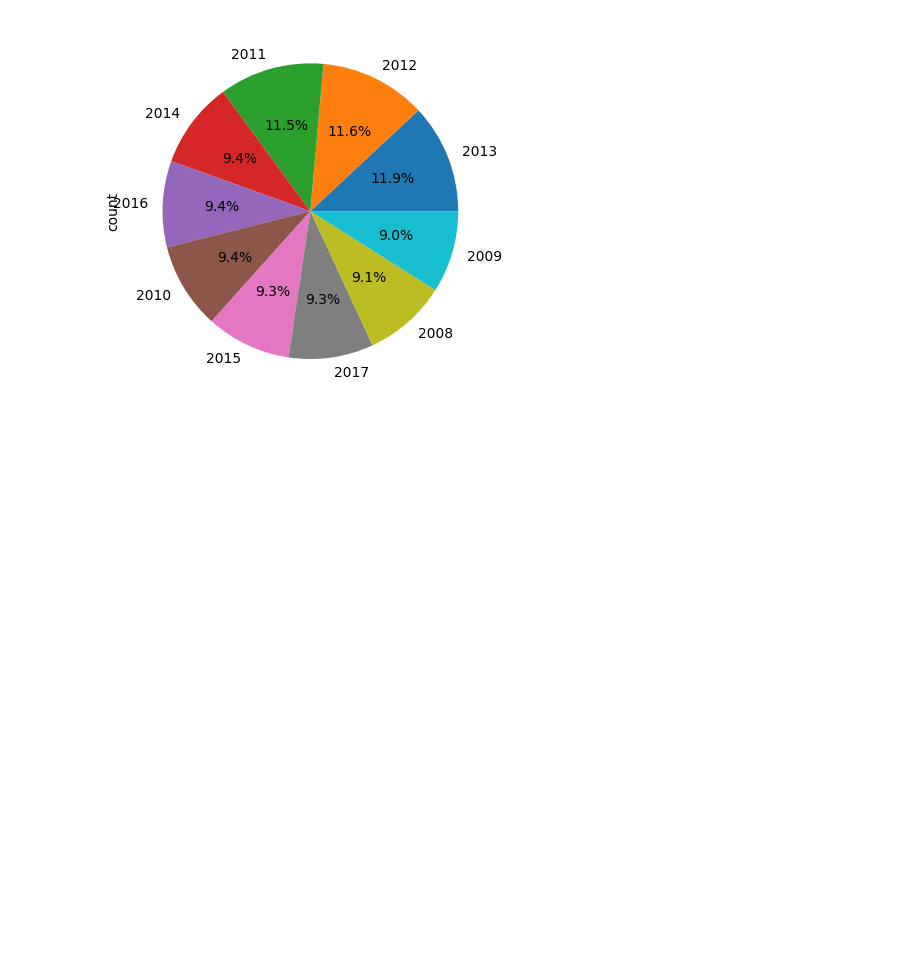
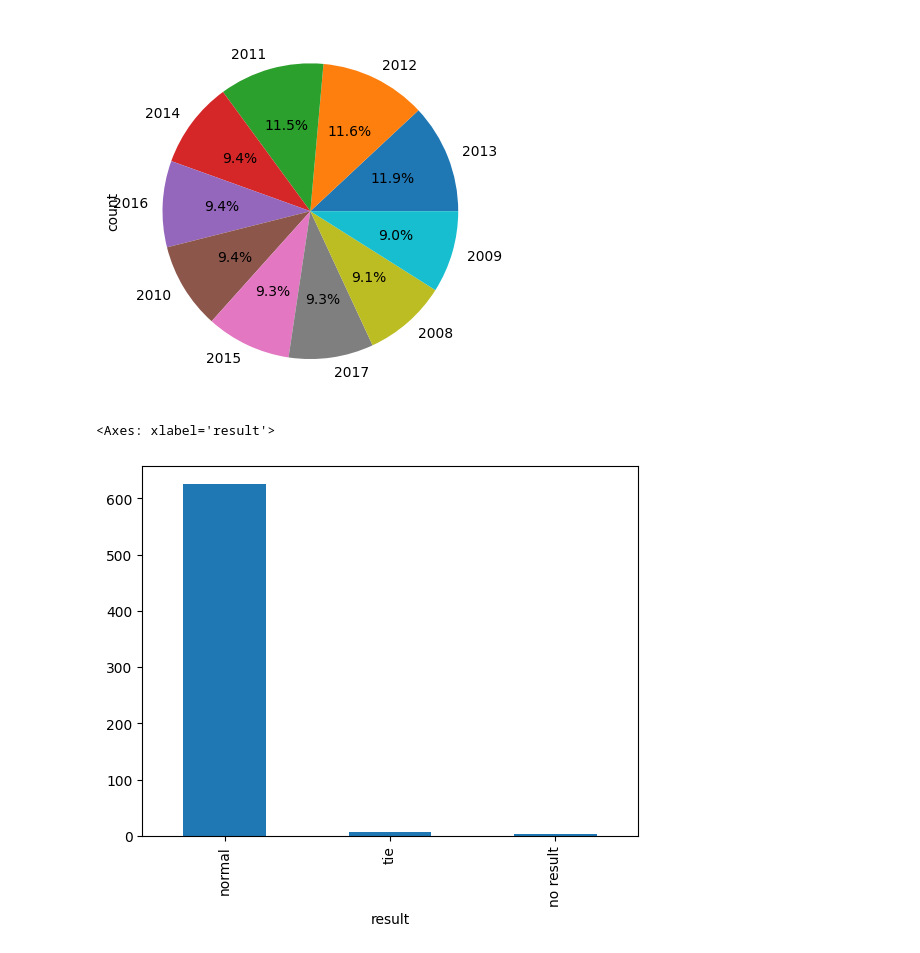
Before and after one commit to Aniketsingh0302/pandas, a Jupyter notebook: pandas/Ipl.ipynb, the cells around one changed output. Cells and saved outputs as stored; diff of their text form; code cells hidden in the pictures; blank space fills up the shorter version.

```diff
--- a/pandas/Ipl.ipynb
+++ b/pandas/Ipl.ipynb
@@ -188,3 +185,8 @@ data['season'].value_counts().plot.pie(autopct='%.1f%%')
 # %% [output]
 <Axes: ylabel='count'>
 [figure]
+# %%
+data['result'].value_counts().plot(kind='bar')
+# %% [output]
+<Axes: xlabel='result'>
+[figure, added]
```
Also changed, not shown: parts of 10 cells of this notebook.
